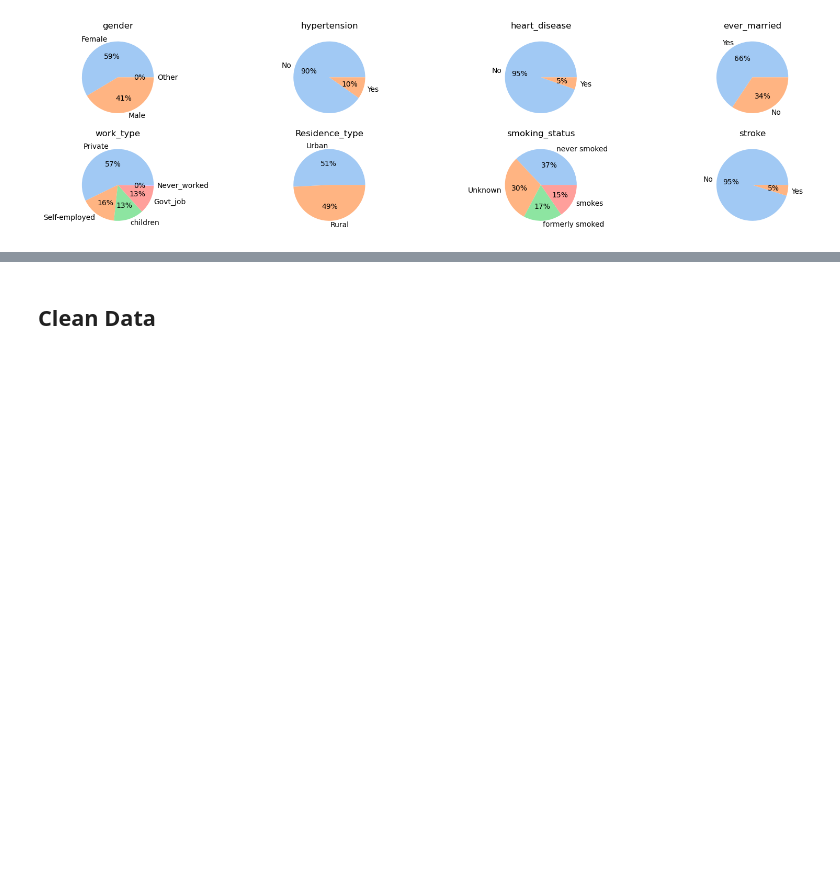
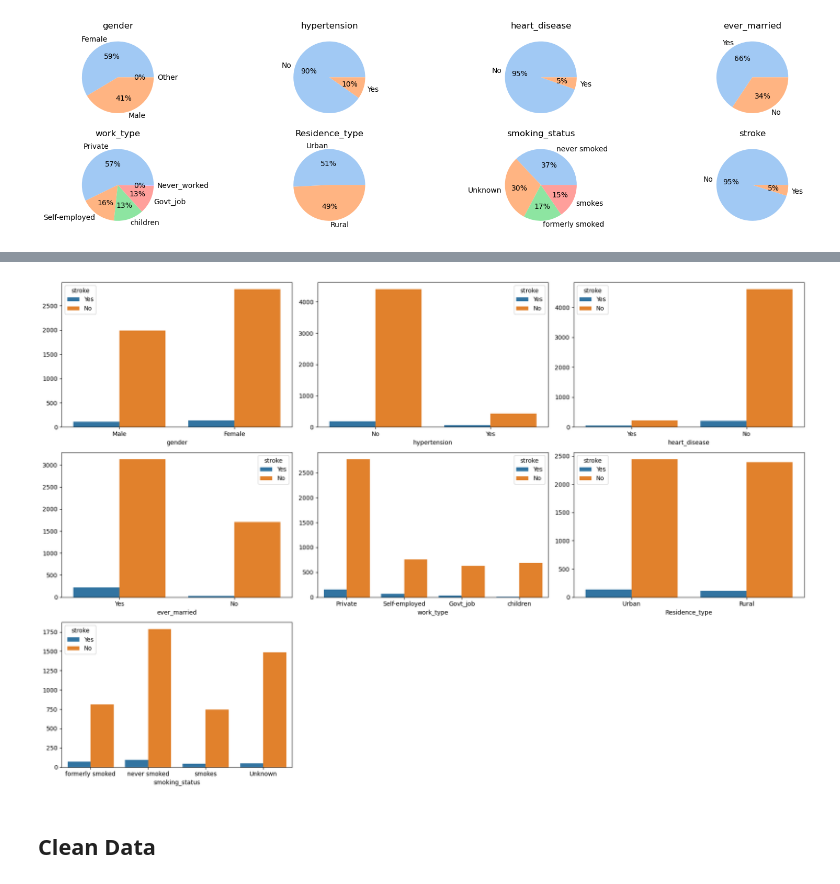
Before and after one commit to gabrysera/DataMining, a Jupyter notebook: DataMining_Marco_Gabriele.ipynb, the cells around one changed output, grey strips where cells are left out. Cells and saved outputs as stored; diff of their text form; code cells hidden in the pictures; blank space fills up the shorter version.

```diff
--- a/DataMining_Marco_Gabriele.ipynb
+++ b/DataMining_Marco_Gabriele.ipynb
@@ -85,3 +92,38 @@ plt.show()
+# %%
+fig = plt.figure(figsize=(18,12))
+
+axes = plt.subplot2grid((3,3),(0,0))
+sns.countplot(data = df_health, x = 'gender', hue = 'stroke')
+plt.ylabel('')
+
+axes = plt.subplot2grid((3,3),(0,1))
+sns.countplot(data = df_health, x = 'hypertension', hue = 'stroke')
+plt.ylabel('')
+
+axes = plt.subplot2grid((3,3),(0,2))
+sns.countplot(data = df_health, x = 'heart_disease', hue = 'stroke')
+plt.ylabel('')
+
+axes = plt.subplot2grid((3,3),(1,0))
+sns.countplot(data = df_health, x = 'ever_married', hue = 'stroke')
+plt.ylabel('')
+
+axes = plt.subplot2grid((3,3),(1,1))
+sns.countplot(data = df_health, x = 'work_type', hue = 'stroke')
+plt.ylabel('')
+
+axes = plt.subplot2grid((3,3),(1,2))
+sns.countplot(data = df_health, x = 'Residence_type', hue = 'stroke')
+plt.ylabel('')
+
+axes = plt.subplot2grid((3,3),(2,0))
+sns.countplot(data = df_health, x = 'smoking_status', hue = 'stroke')
+plt.ylabel('')
+
+plt.tight_layout()
+plt.show()
+# %% [output]
+[figure, added]
 # %% [markdown]
 ## Clean Data
 # %% [markdown]
```
Also changed, not shown: parts of 9 cells of this notebook.
